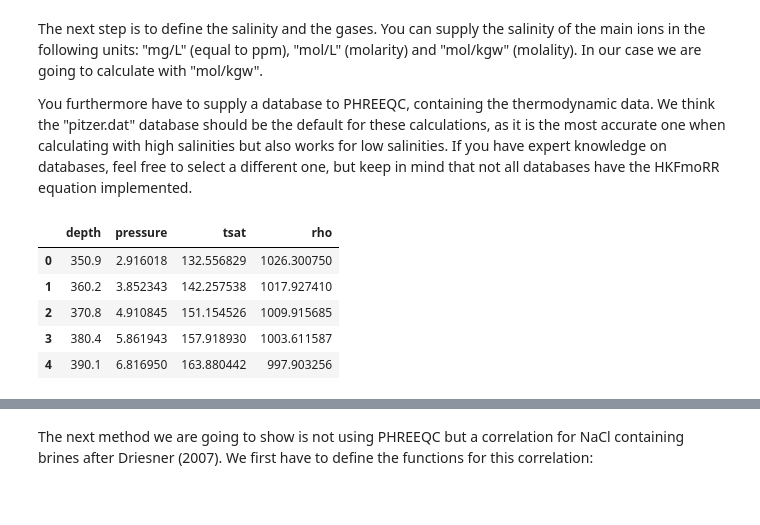
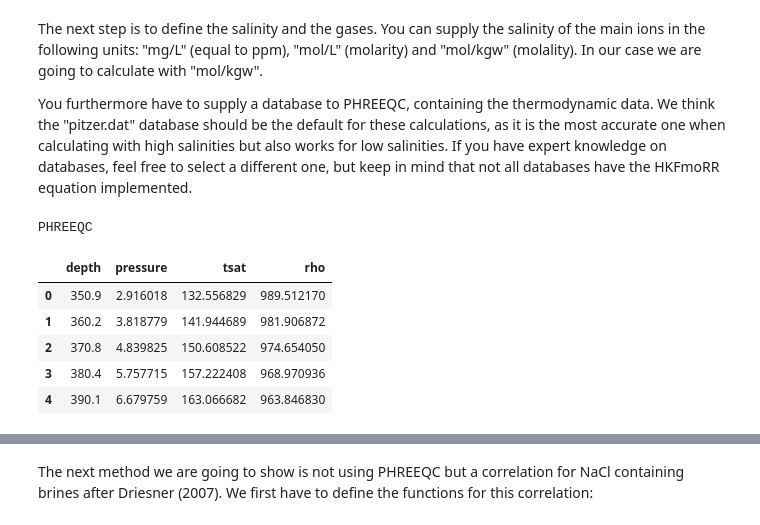
Before and after one commit to Geothermal-Fluids/bpd_curve, a Jupyter notebook: bpd_curve.ipynb, the cells around one changed output, grey strips where cells are left out. Cells and saved outputs as stored; diff of their text form; code cells hidden in the pictures.

Commit message:
driesner vs phreeqc comparison

```diff
--- a/bpd_curve.ipynb
+++ b/bpd_curve.ipynb
@@ -510,25 +543,26 @@ The next step is to define the salinity and the gases. You can supply the salini
 
 You furthermore have to supply a database to PHREEQC, containing the thermodynamic data. We think the "pitzer.dat" database should be the default for these calculations, as it is the most accurate one when calculating with high salinities but also works for low salinities. If you have expert knowledge on databases, feel free to select a different one, but keep in mind that not all databases have the HKFmoRR equation implemented.
 # %%
-chem_ions_mol = pd.DataFrame([[0.5, 0.5 , 0.5, 0.5, 0.5, 0.5]], columns = ['Na', 'K', 'Ca', 'Cl', 'SO4', 'HCO3'])
+chem_ions_mol = pd.DataFrame([[1.5, 0 , 0, 1.5, 0, 0]], columns = ['Na', 'K', 'Ca', 'Cl', 'SO4', 'HCO3'])
 chem_gas_mol = pd.DataFrame([[0.0, 0.0, 0.0, 0.0]], columns = ['CH4', 'CO2', 'N2', 'H2'])
 
 sal_curve = bpdc_salinity(depth = df["depth_m"][35:],
                 p0=df["pres_bara"].min(),
                 chem_ions = chem_ions_mol,
-                chem_gas_mol = chem_gas_mol,
+                method = "phreeqc",
                 database_path = r"./data/database/pitzer.dat",
                 chem_units = "mol/kgw")
 
 sal_df = pd.DataFrame(sal_curve._asdict())
 sal_df.head()
 # %% [output]
+PHREEQC
 |  | depth | pressure | tsat | rho |
-| 0 | 350.9 | 2.916018 | 132.556829 | 1026.300750 |
-| 1 | 360.2 | 3.852343 | 142.257538 | 1017.927410 |
-| 2 | 370.8 | 4.910845 | 151.154526 | 1009.915685 |
-| 3 | 380.4 | 5.861943 | 157.918930 | 1003.611587 |
-| 4 | 390.1 | 6.816950 | 163.880442 | 997.903256 |
+| 0 | 350.9 | 2.916018 | 132.556829 | 989.512170 |
+| 1 | 360.2 | 3.818779 | 141.944689 | 981.906872 |
+| 2 | 370.8 | 4.839825 | 150.608522 | 974.654050 |
+| 3 | 380.4 | 5.757715 | 157.222408 | 968.970936 |
+| 4 | 390.1 | 6.679759 | 163.066682 | 963.846830 |
 # %%
 ggplot(aes(y = "depth")) +\
     geom_line(aes(x = "tsat", colour = "'salinity corrected'"), data = sal_df) + \
```
Also changed, not shown: parts of 12 cells of this notebook.
